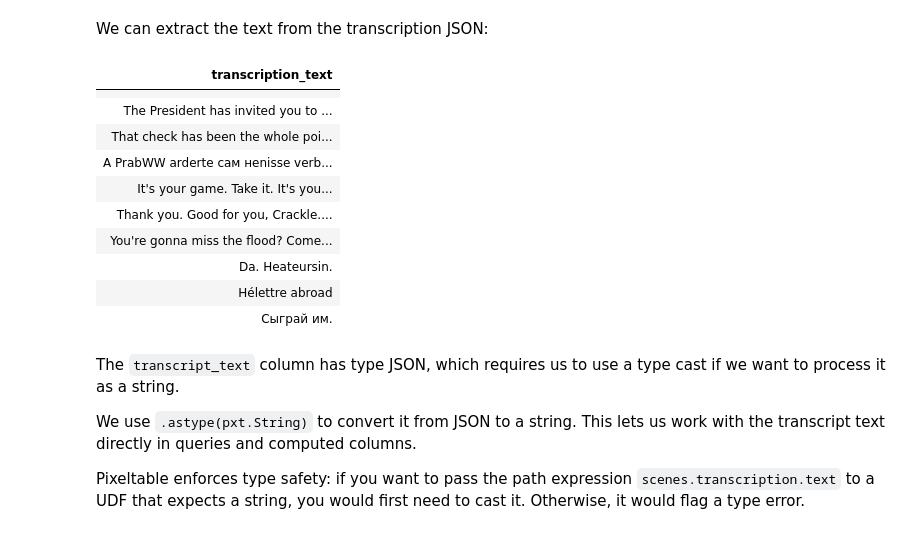
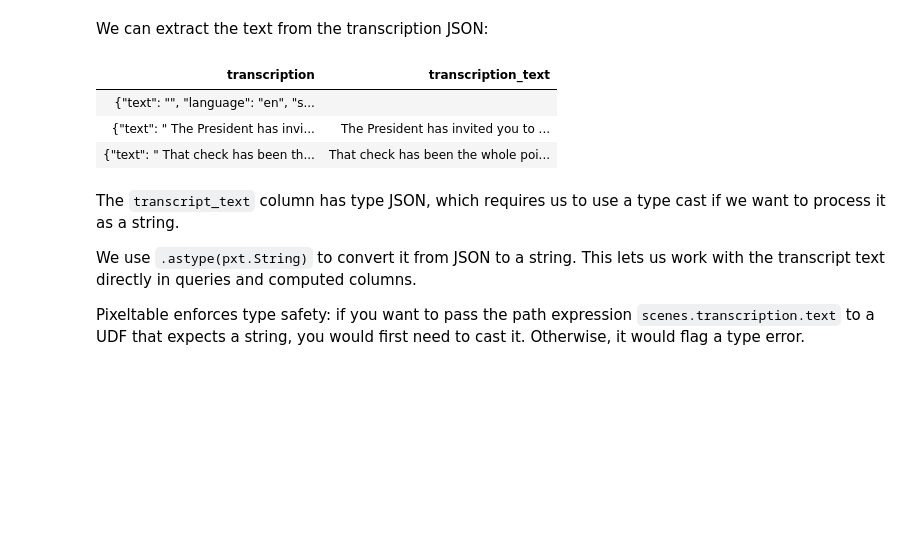
Before and after one commit to apreshill/pxt-primetime, a Jupyter notebook: 02_iterating-with-data.ipynb, the cells around one changed output. Saved outputs shown, nothing was run; the diff lists cells and outputs as text; code cells hidden in the pictures; blank space fills up the shorter version.

```diff
--- a/02_iterating-with-data.ipynb
+++ b/02_iterating-with-data.ipynb
@@ -281,19 +284,12 @@ scenes.select(
 # %% [markdown]
 We can extract the text from the transcription JSON:
 # %%
-scenes.select(scenes.transcription.text).collect()
+scenes.select(scenes.transcription, scenes.transcription.text).limit(3).collect()
 # %% [output]
-| transcription_text |
-|  |
-| The President has invited you to ... |
-| That check has been the whole poi... |
-| А PrabWW arderte сам неnisse verb... |
-| It's your game. Take it. It's you... |
-| Thank you. Good for you, Crackle.... |
-| You're gonna miss the flood? Come... |
-| Da. Heateursin. |
-| Hélettre abroad |
-| Сыграй им. |
+| transcription | transcription_text |
+| {"text": "", "language": "en", "s... |  |
+| {"text": " The President has invi... | The President has invited you to ... |
+| {"text": " That check has been th... | That check has been the whole poi... |
 # %% [markdown]
 The `transcript_text` column has type JSON, which requires us to use a type cast if we want to process it as a string.
 
```
Also changed, not shown: parts of 13 cells of this notebook, 2 other files.
